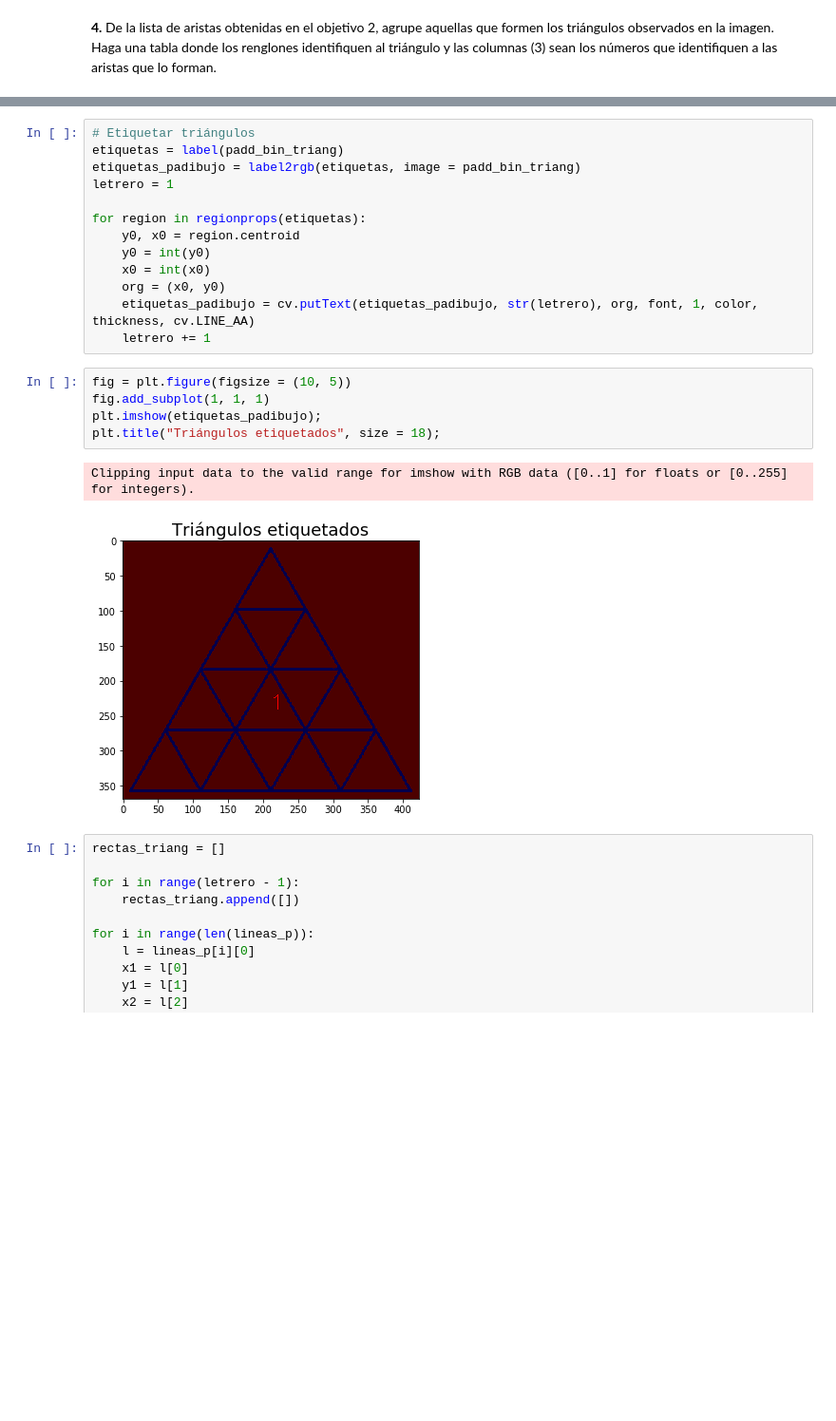
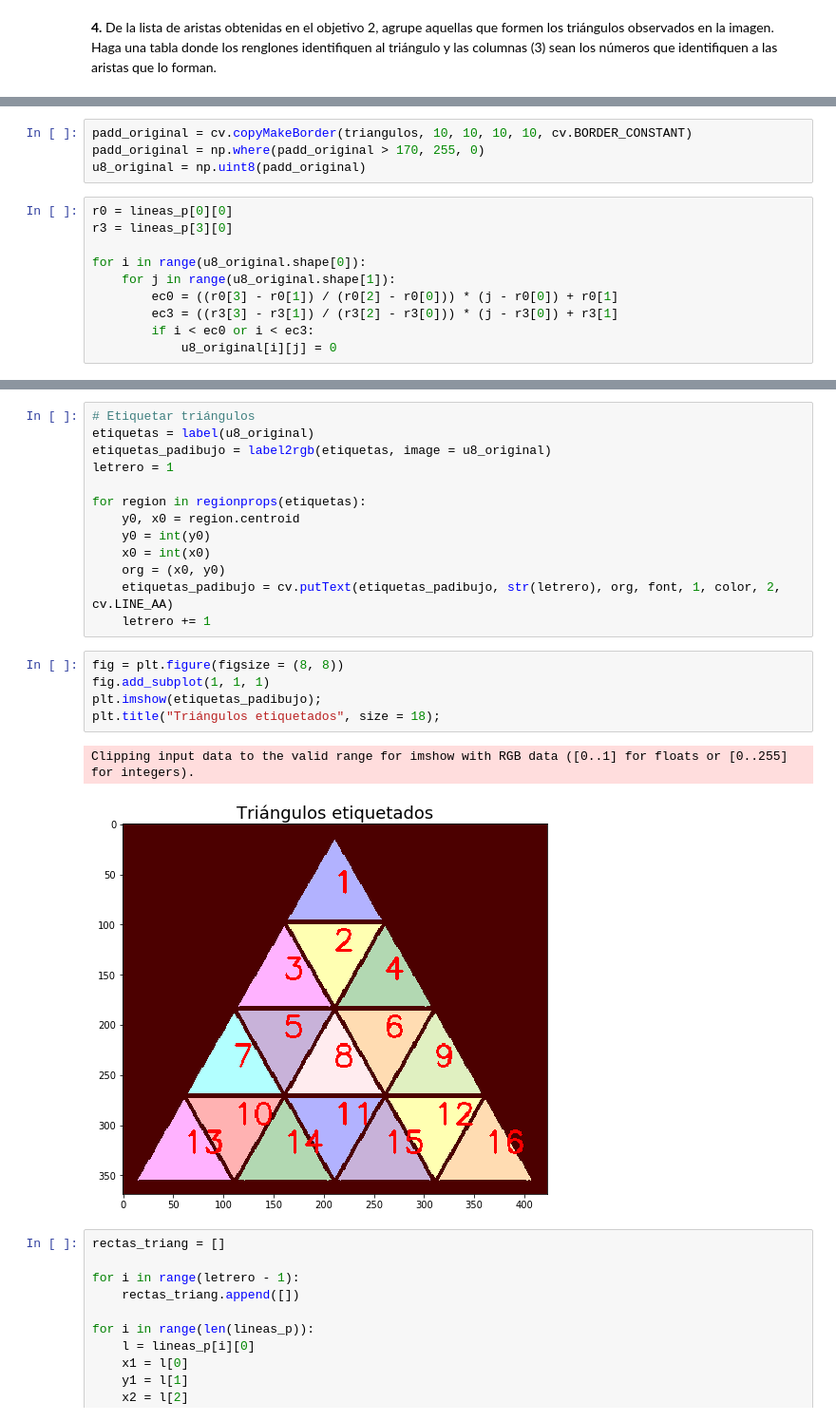
Before and after one commit to Pagutri/ProyectoAsignadoImagenes, a Jupyter notebook: Sierpinskianos2_DespuesDeLaLuz.ipynb, the cells around one changed output, grey strips where cells are left out. Shown at 95% size. Drawn from its saved outputs; the diff is of its cells as text; blank space fills up the shorter version.

```diff
--- a/Sierpinskianos2_DespuesDeLaLuz.ipynb
+++ b/Sierpinskianos2_DespuesDeLaLuz.ipynb
@@ -166,0 +168,14 @@ __4.__ De la lista de aristas obtenidas en el objetivo 2, agrupe aquellas que fo
+# %%
+padd_original = cv.copyMakeBorder(triangulos, 10, 10, 10, 10, cv.BORDER_CONSTANT)
+padd_original = np.where(padd_original > 170, 255, 0)
+u8_original = np.uint8(padd_original)
+# %%
+r0 = lineas_p[0][0]
+r3 = lineas_p[3][0]
+
+for i in range(u8_original.shape[0]):
+    for j in range(u8_original.shape[1]):
+        ec0 = ((r0[3] - r0[1]) / (r0[2] - r0[0])) * (j - r0[0]) + r0[1]
+        ec3 = ((r3[3] - r3[1]) / (r3[2] - r3[0])) * (j - r3[0]) + r3[1]
+        if i < ec0 or i < ec3:
+            u8_original[i][j] = 0
@@ -167,7 +189,7 @@ __4.__ De la lista de aristas obtenidas en el objetivo 2, agrupe aquellas que fo
 # %%
 # Etiquetar triángulos
-etiquetas = label(padd_bin_triang)
-etiquetas_padibujo = label2rgb(etiquetas, image = padd_bin_triang)
+etiquetas = label(u8_original)
+etiquetas_padibujo = label2rgb(etiquetas, image = u8_original)
 letrero = 1
 
 for region in regionprops(etiquetas):
@@ -175,16 +197,16 @@ for region in regionprops(etiquetas):
     y0 = int(y0)
     x0 = int(x0)
     org = (x0, y0)
-    etiquetas_padibujo = cv.putText(etiquetas_padibujo, str(letrero), org, font, 1, color, thickness, cv.LINE_AA)
+    etiquetas_padibujo = cv.putText(etiquetas_padibujo, str(letrero), org, font, 1, color, 2, cv.LINE_AA)
     letrero += 1
 # %%
-fig = plt.figure(figsize = (10, 5))
+fig = plt.figure(figsize = (8, 8))
 fig.add_subplot(1, 1, 1)
 plt.imshow(etiquetas_padibujo);
 plt.title("Triángulos etiquetados", size = 18);
 # %% [output]
 Clipping input data to the valid range for imshow with RGB data ([0..1] for floats or [0..255] for integers).
-[figure, old version]
+[figure, new version]
 # %%
 rectas_triang = []
 
```
Also changed, not shown: parts of 8 cells of this notebook.
